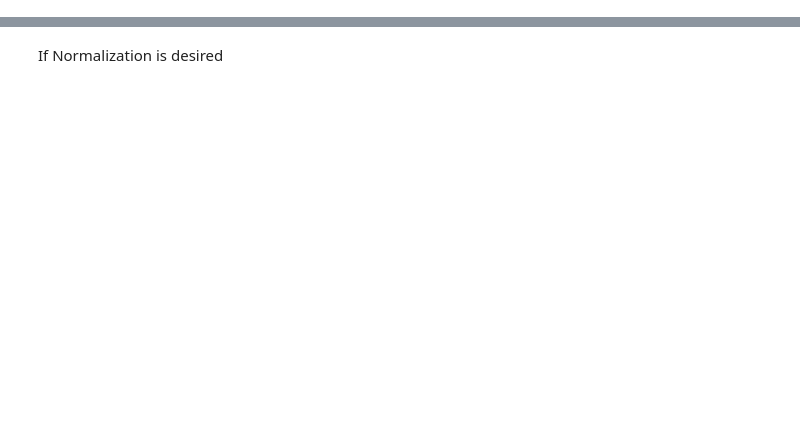
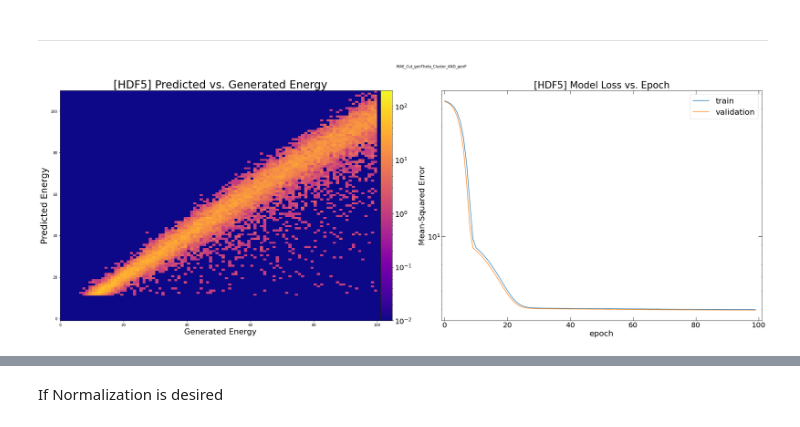
Before and after one commit to eiccodesign/regressiononly, a Jupyter notebook: Cluster_Sum_Regression.ipynb, the cells around one changed output, grey strips where cells are left out. Drawn from its saved outputs; the diff is of its cells as text; code cells hidden in the pictures; blank space fills up the shorter version.

```diff
--- a/Cluster_Sum_Regression.ipynb
+++ b/Cluster_Sum_Regression.ipynb
@@ -102,0 +333,12 @@ truth_E = p[mask]
+# %%
+h5_model.save("%s/h5_energy_regression.h5"%(path))
+h5_preds = h5_model.predict(h5_X_test,batch_size=400)
+np.save("%s/h5_predictions.npy"%(path),h5_preds)
+np.save("%s/h5_y_test.npy"%(path),h5_Y_test)
+np.save("%s/h5_x_test.npy"%(path),h5_X_test)
+
+R_model.save("%s/R_energy_regression.h5"%(path))
+R_preds = R_model.predict(R_X_test,batch_size=400)
+np.save("%s/R_predictions.npy"%(path),R_preds)
+np.save("%s/R_y_test.npy"%(path),R_Y_test)
+np.save("%s/R_x_test.npy"%(path),R_X_test)
@@ -102,0 +348,45 @@ truth_E = p[mask]
+# %% [markdown]
+___
+# %%
+fig, axes = plt.subplots(1, 2,figsize=(28,10),constrained_layout=True)
+#fig,axs = plt.subplots(int(N/10),10, figsize=(32, 16),sharex=False,sharey=True,constrained_layout=True)
+axes = axes.ravel()
+from copy import copy
+from matplotlib.colors import LogNorm
+#fig, axes = plt.subplots(nrows=1, figsize=(14, 10), constrained_layout=True)
+cmap = copy(plt.cm.plasma)
+cmap.set_bad(cmap(0))
+edges=np.linspace(-10,110,121)
+h, xedges, yedges = np.histogram2d(h5_Y_test,h5_preds[:,0], bins=[edges, edges])
+#xedges=yedges
+pcm = axes[0].pcolormesh(xedges, yedges, h.T, cmap=cmap,
+                         norm=LogNorm(vmin=1.0e-2,vmax=2.0e2), rasterized=True)
+cb = fig.colorbar(pcm, ax=axes[0], pad=0)
+#cb.set_label("Counts",fontsize=22)
+cb.ax.tick_params(labelsize=20)
+axes[0].set_xlabel("Generated Energy",fontsize=22)
+#axes[0].set_yticks(fontsize=20)
+#axes[0].set_xticks(fontsize=20)
+axes[0].set_ylim(-1,110)
+axes[0].set_xlim(-0,101)
+axes[0].set_ylabel("Predicted Energy",fontsize=25)
+axes[0].set_title("[HDF5] Predicted vs. Generated Energy",fontsize=30)
+
+
+axes[1].plot(h5_fit.history['loss'])
+axes[1].plot(h5_fit.history['val_loss'])
+axes[1].set_title('[HDF5] Model Loss vs. Epoch',fontsize=26)
+
+fig.text(1.05,1.1,label,transform=axes[0].transAxes,fontsize=10)
+axes[1].set_ylabel('Mean-Squared Error',fontsize=22)
+axes[1].set_yscale('log')
+axes[1].set_xlabel('epoch',fontsize=22)
+plt.xticks(fontsize=20)
+plt.yticks(fontsize=20)
+plt.tick_params(direction='in',right=True,top=True,length=10)
+plt.tick_params(direction='in',right=True,top=True,which='minor')
+axes[1].set_xlim([-1,101])
+axes[1].legend(['train', 'validation'], loc='upper right',fontsize=22)
+plt.savefig("%s/H5_Correlation.png"%(path))
+# %% [output]
+[figure, added]
```
Also changed, not shown: parts of 96 cells of this notebook.
